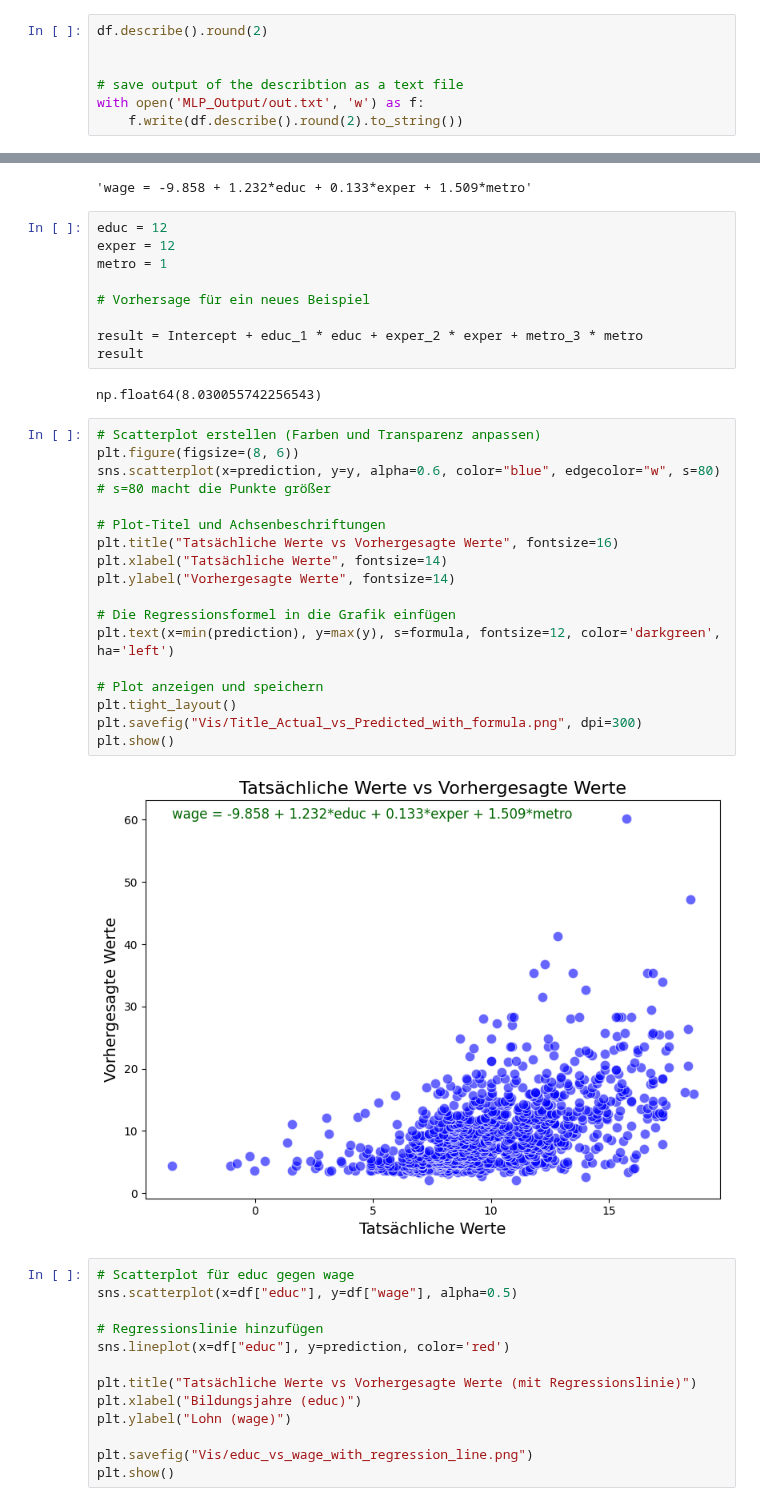
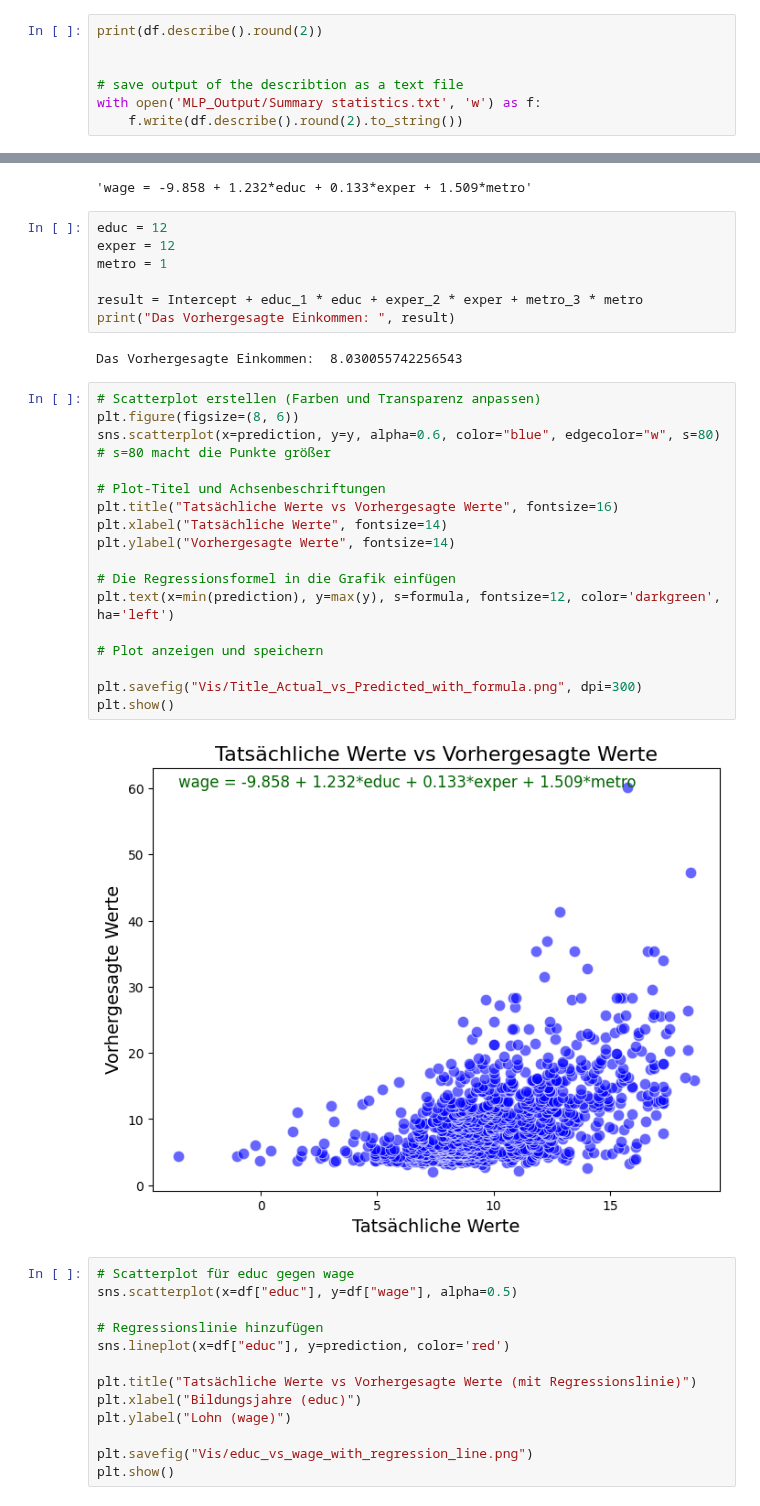
Before and after one commit to RiccardoDAndrea/Python-Crashkurs, a Jupyter notebook: Python_MLP.ipynb, the cells around one changed output, grey strips where cells are left out. Saved outputs shown, nothing was run; the diff lists cells and outputs as text.

```diff
--- a/Python_MLP.ipynb
+++ b/Python_MLP.ipynb
@@ -143,9 +143,9 @@ Nimm dir eigene Minuten Zeit dein Daten satz zu analysieren und die wichtigsten
 
 - Hinterfrage deine Daten und versuche Zusammenhänge zu finden.
 # %%
-df.describe().round(2)
+print(df.describe().round(2))
 
 
 # save output of the describtion as a text file
-with open('MLP_Output/out.txt', 'w') as f:
+with open('MLP_Output/Summary statistics.txt', 'w') as f:
     f.write(df.describe().round(2).to_string())
@@ -583,31 +597,29 @@ educ = 12
 exper = 12
 metro = 1
 
-# Vorhersage für ein neues Beispiel
-
 result = Intercept + educ_1 * educ + exper_2 * exper + metro_3 * metro
-result
+print("Das Vorhergesagte Einkommen: ", result)
 # %% [output]
-np.float64(8.030055742256543)
+Das Vorhergesagte Einkommen:  8.030055742256543
 # %%
 # Scatterplot erstellen (Farben und Transparenz anpassen)
 plt.figure(figsize=(8, 6))
 sns.scatterplot(x=prediction, y=y, alpha=0.6, color="blue", edgecolor="w", s=80)  # s=80 macht die Punkte größer
 
 # Plot-Titel und Achsenbeschriftungen
 plt.title("Tatsächliche Werte vs Vorhergesagte Werte", fontsize=16)
 plt.xlabel("Tatsächliche Werte", fontsize=14)
 plt.ylabel("Vorhergesagte Werte", fontsize=14)
 
 # Die Regressionsformel in die Grafik einfügen
 plt.text(x=min(prediction), y=max(y), s=formula, fontsize=12, color='darkgreen', ha='left')
 
 # Plot anzeigen und speichern
-plt.tight_layout()
+
 plt.savefig("Vis/Title_Actual_vs_Predicted_with_formula.png", dpi=300)
 plt.show()
 # %% [output]
-[figure, old version]
+[figure, new version]
 # %%
 # Scatterplot für educ gegen wage
 sns.scatterplot(x=df["educ"], y=df["wage"], alpha=0.5)
```
Also changed, not shown: parts of 11 cells of this notebook, 6 other files.
